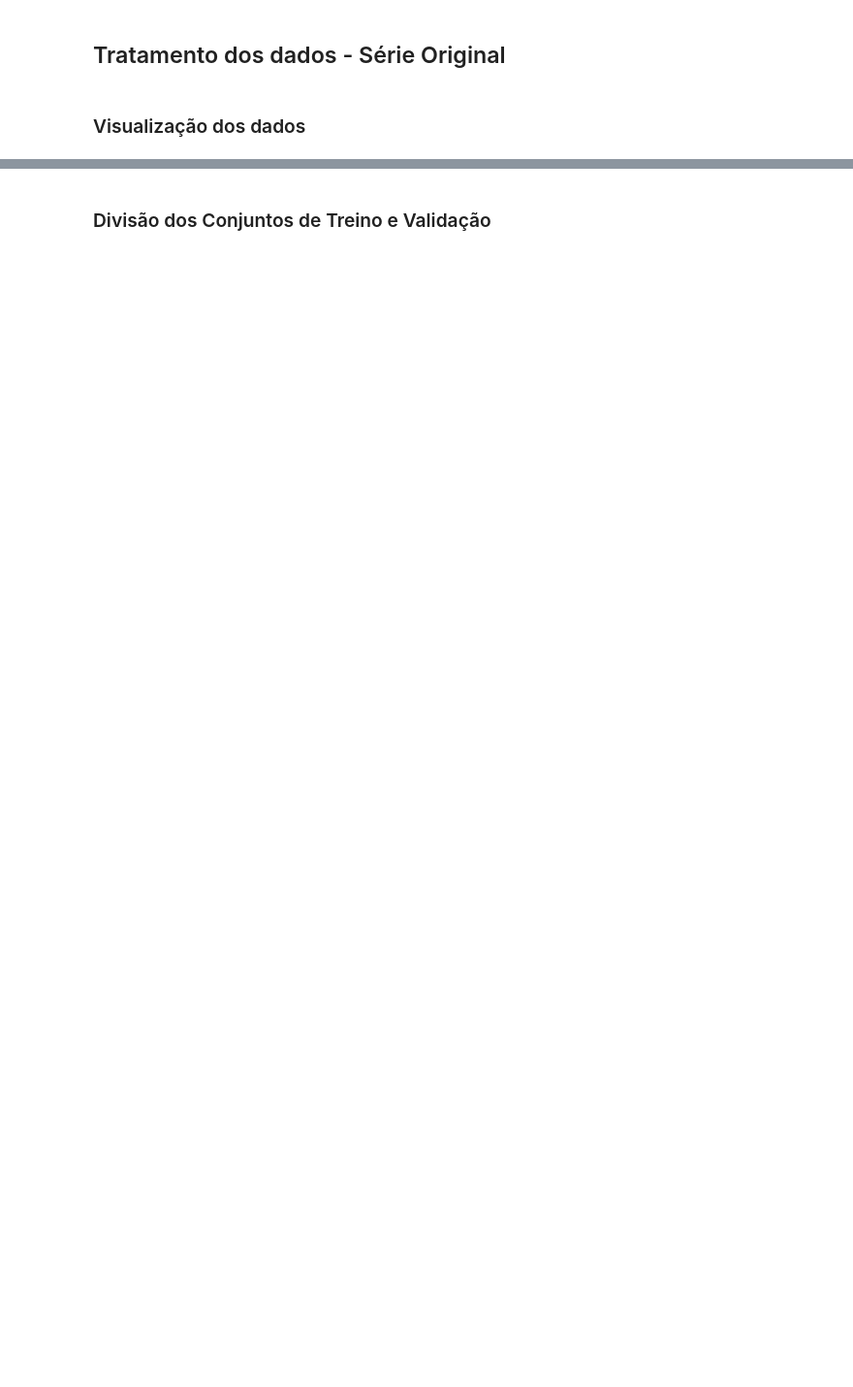
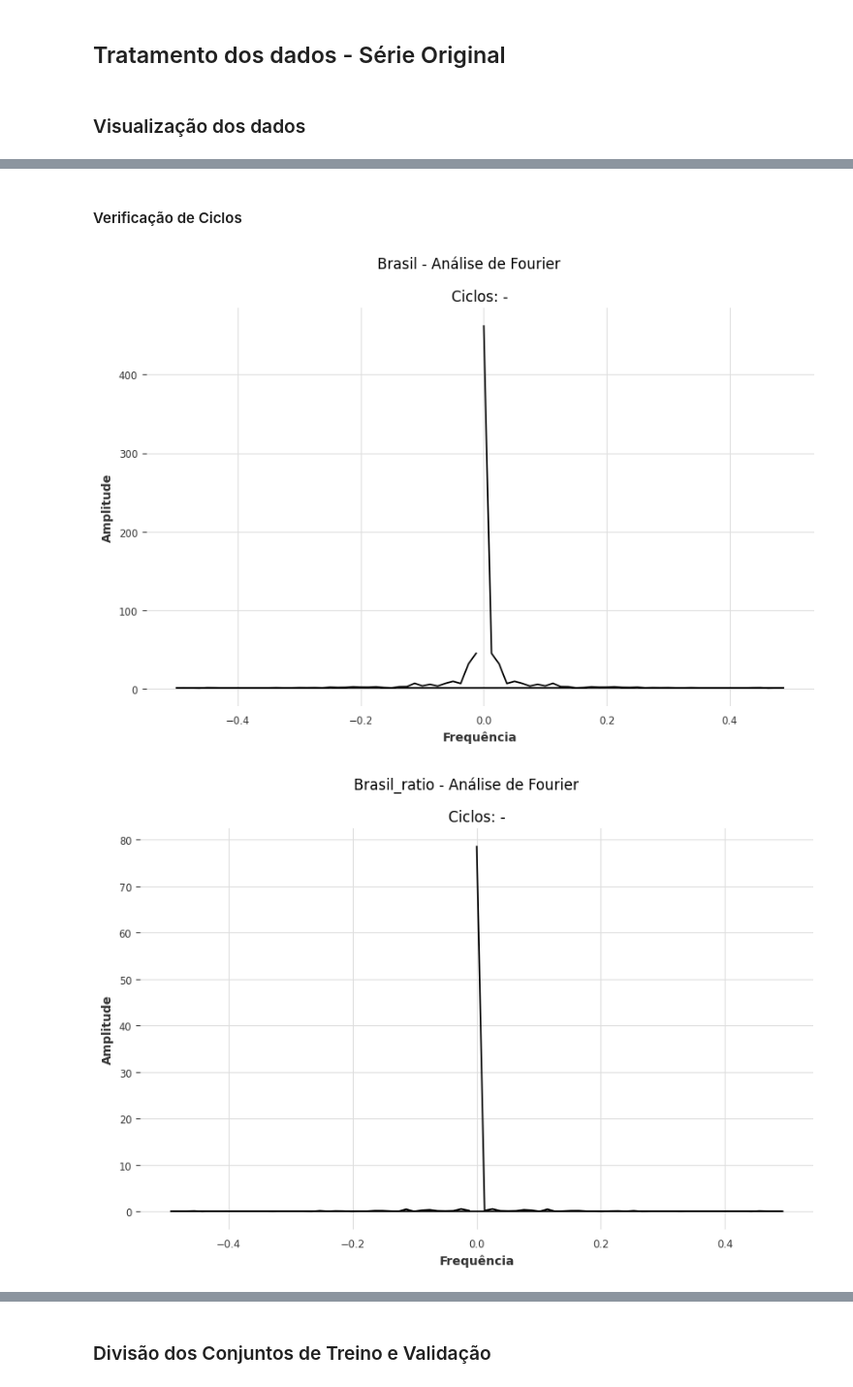
Before and after one commit to ellizeurs/Projeto-da-Graduacao, a Jupyter notebook: projeto-da-graduacao.ipynb, the cells around one changed output, grey strips where cells are left out. Shown at 97% size. Saved outputs shown, nothing was run; the diff lists cells and outputs as text; code cells hidden in the pictures; blank space fills up the shorter version.

```diff
--- a/projeto-da-graduacao.ipynb
+++ b/projeto-da-graduacao.ipynb
@@ -250,0 +354,13 @@ plot_series([
+# %% [markdown]
+#### Verificação de Ciclos
+# %%
+series_national.plot_fourier_analisys()
+series_national_tx.plot_fourier_analisys()
+series_north.plot_fourier_analisys()
+series_south.plot_fourier_analisys()
+series_southeast.plot_fourier_analisys()
+series_midwest.plot_fourier_analisys()
+series_northeast.plot_fourier_analisys()
+# %% [output]
+[figure, added]
+[figure, added]
```
Also changed, not shown: parts of 16 cells of this notebook.
